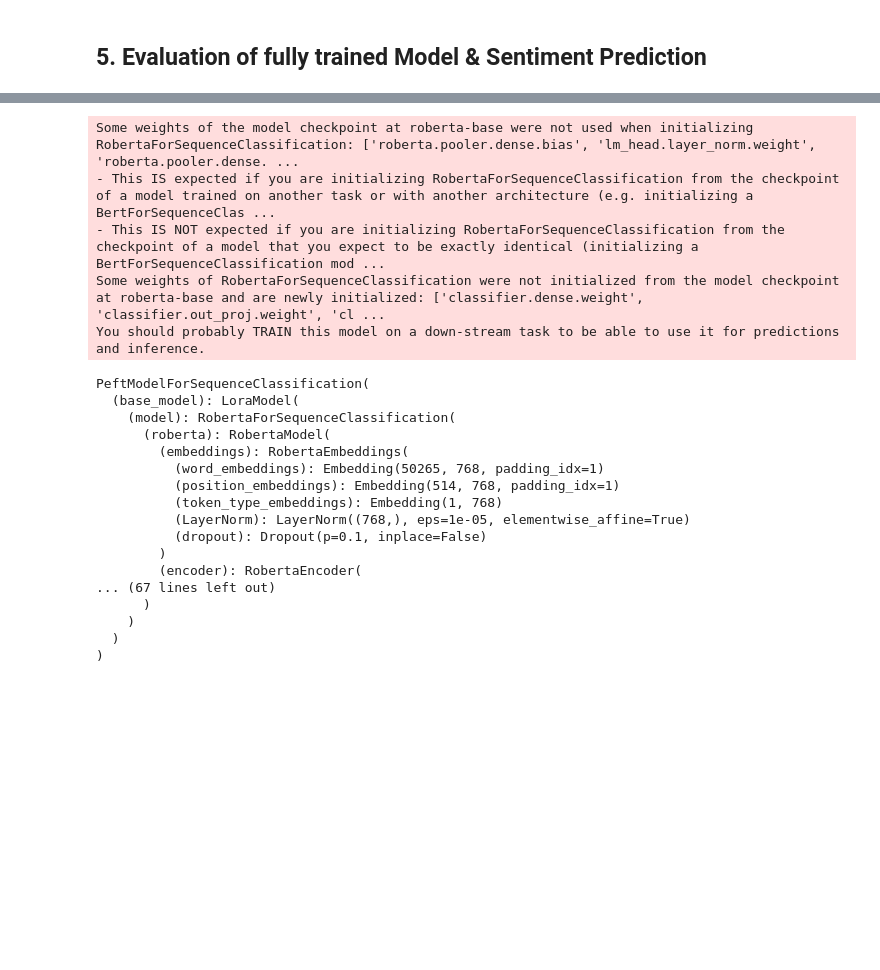
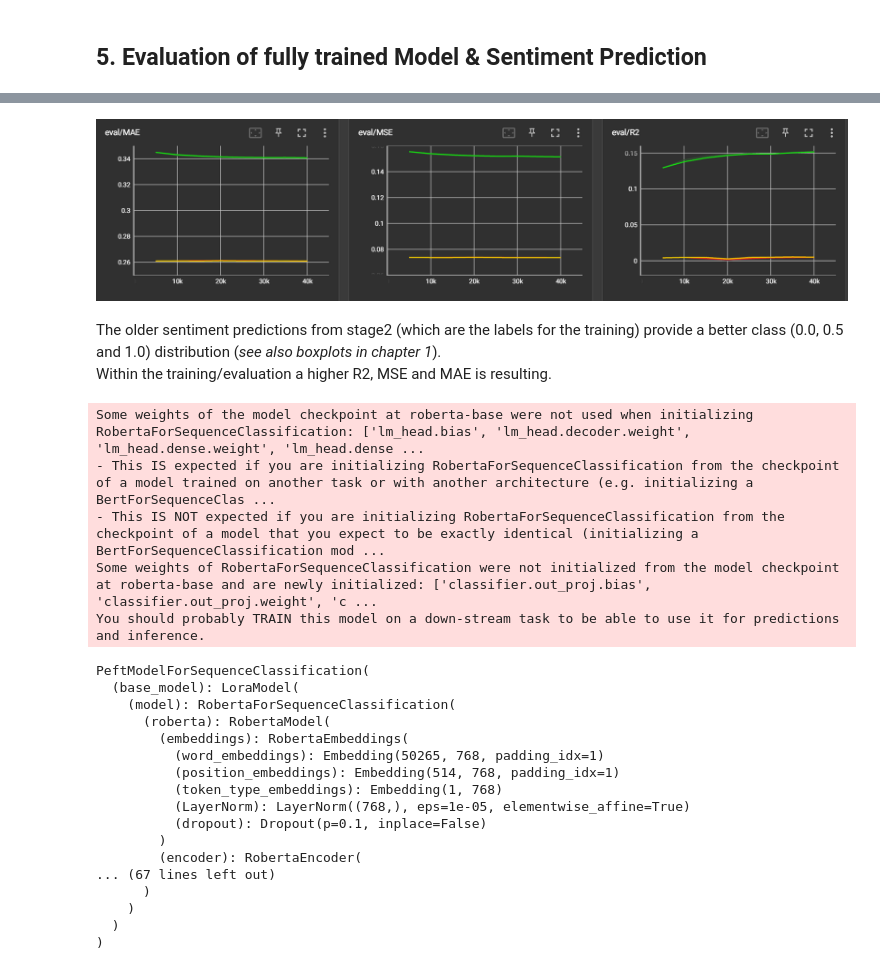
Before and after one commit to syX113/hslu-nlp, a Jupyter notebook: stage3/03-train-classifier.ipynb, the cells around one changed output, grey strips where cells are left out. Cells and saved outputs as stored; diff of their text form; code cells hidden in the pictures; blank space fills up the shorter version.

```diff
--- a/stage3/03-train-classifier.ipynb
+++ b/stage3/03-train-classifier.ipynb
@@ -950,15 +957,23 @@ model.save_pretrained("./models/roberta_full_sentences_v2")
+# %%
+# Display evaluation metrics of full training runs (screenshot from Tensorboard)
+display(Image(filename='./media/full_training_metrics.png'))
+# %% [output]
+[figure, added]
+# %% [markdown]
+The older sentiment predictions from stage2 (which are the labels for the training) provide a better class (0.0, 0.5 and 1.0) distribution (*see also boxplots in chapter 1*).
+Within the training/evaluation a higher R2, MSE and MAE is resulting.
 # %%
 # Load full finetuned RoBERTa model
-peft_model = './models/roberta_full_sentences'
+peft_model = './models/roberta_full_sentences_v3_old_st2_annots'
 config = PeftConfig.from_pretrained(peft_model)
 model = RobertaForSequenceClassification.from_pretrained(config.base_model_name_or_path, num_labels=1)
 model = PeftModel.from_pretrained(model, peft_model)
 model = model.to("cuda")
 # %% [output]
-Some weights of the model checkpoint at roberta-base were not used when initializing RobertaForSequenceClassification: ['roberta.pooler.dense.bias', 'lm_head.layer_norm.weight', 'roberta.pooler.dense. ...
+Some weights of the model checkpoint at roberta-base were not used when initializing RobertaForSequenceClassification: ['lm_head.bias', 'lm_head.decoder.weight', 'lm_head.dense.weight', 'lm_head.dense ...
 - This IS expected if you are initializing RobertaForSequenceClassification from the checkpoint of a model trained on another task or with another architecture (e.g. initializing a BertForSequenceClas ...
 - This IS NOT expected if you are initializing RobertaForSequenceClassification from the checkpoint of a model that you expect to be exactly identical (initializing a BertForSequenceClassification mod ...
-Some weights of RobertaForSequenceClassification were not initialized from the model checkpoint at roberta-base and are newly initialized: ['classifier.dense.weight', 'classifier.out_proj.weight', 'cl ...
+Some weights of RobertaForSequenceClassification were not initialized from the model checkpoint at roberta-base and are newly initialized: ['classifier.out_proj.bias', 'classifier.out_proj.weight', 'c ...
 You should probably TRAIN this model on a down-stream task to be able to use it for predictions and inference.
 # %%
 # Inpspect the model
```
Also changed, not shown: parts of 38 cells of this notebook, 3 other files.
